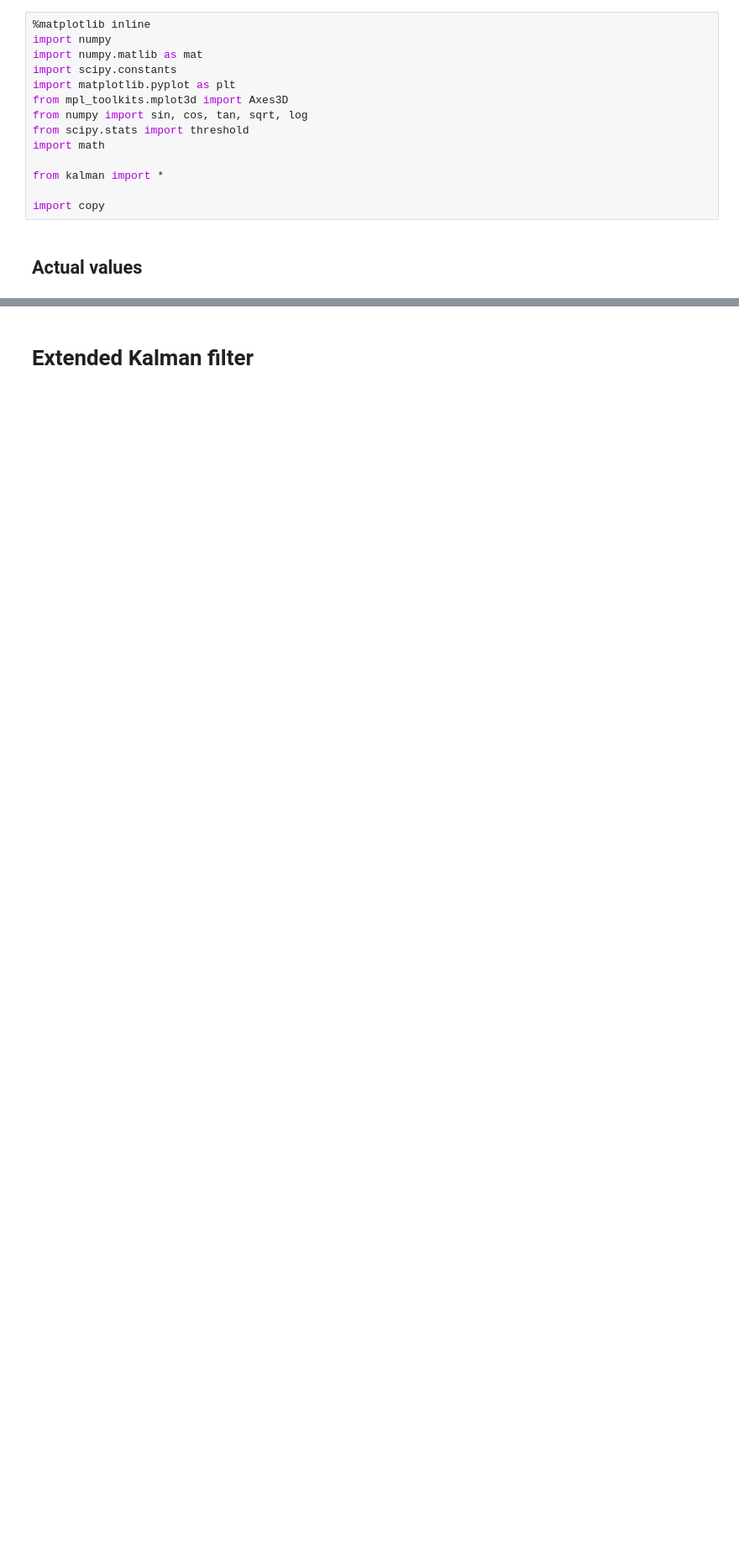
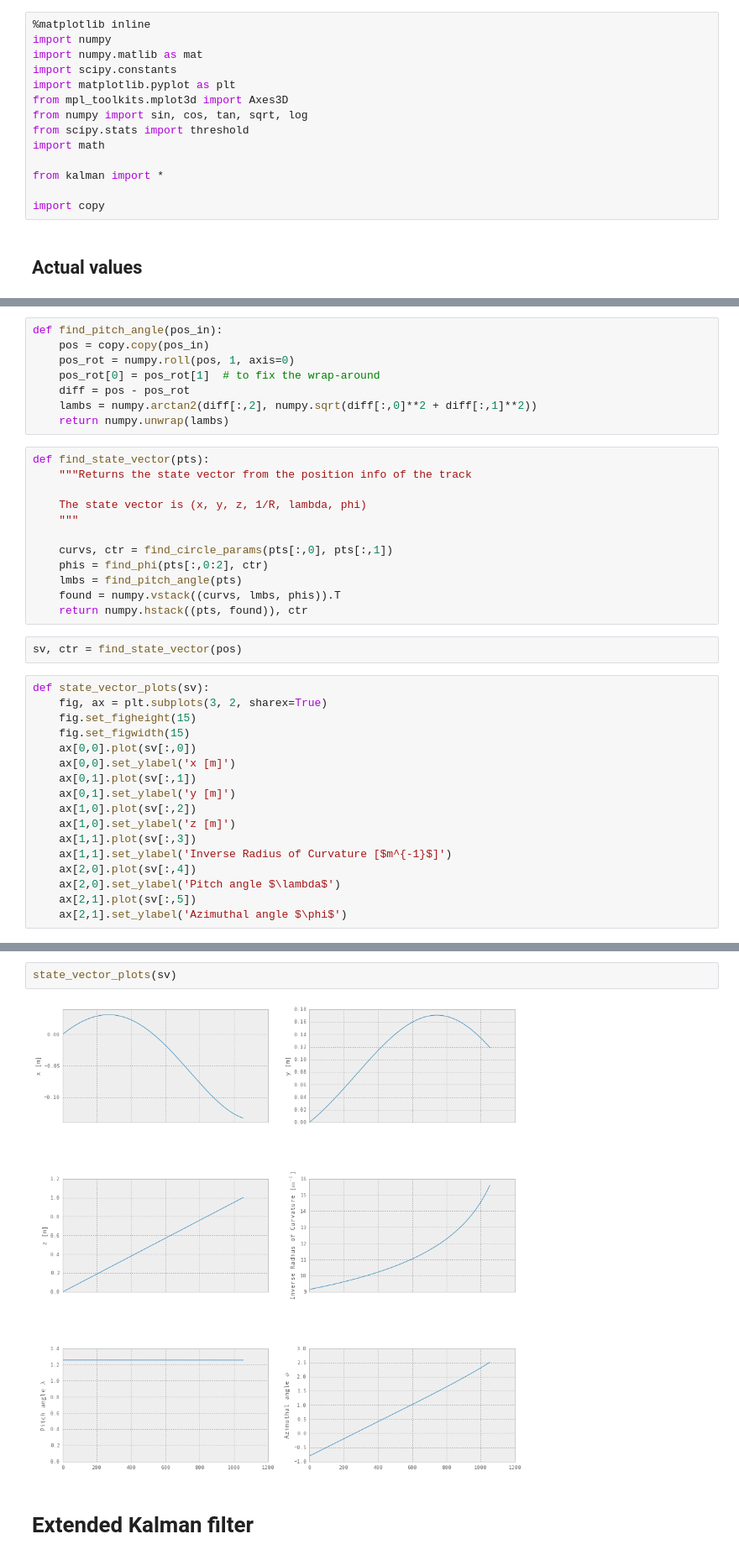
Before and after one commit to chchen123/pytpc, a Jupyter notebook: KalmanFilter.ipynb, the cells around one changed output, grey strips where cells are left out. Shown at 84% size. Saved outputs shown, nothing was run; the diff lists cells and outputs as text; blank space fills up the shorter version.

```diff
--- a/KalmanFilter.ipynb
+++ b/KalmanFilter.ipynb
@@ -36,0 +106,39 @@ plt.plot(en)
+# %%
+def find_pitch_angle(pos_in):
+    pos = copy.copy(pos_in)
+    pos_rot = numpy.roll(pos, 1, axis=0)
+    pos_rot[0] = pos_rot[1]  # to fix the wrap-around
+    diff = pos - pos_rot
+    lambs = numpy.arctan2(diff[:,2], numpy.sqrt(diff[:,0]**2 + diff[:,1]**2))
+    return numpy.unwrap(lambs)
+# %%
+def find_state_vector(pts):
+    """Returns the state vector from the position info of the track
+
+    The state vector is (x, y, z, 1/R, lambda, phi)
+    """
+
+    curvs, ctr = find_circle_params(pts[:,0], pts[:,1])
+    phis = find_phi(pts[:,0:2], ctr)
+    lmbs = find_pitch_angle(pts)
+    found = numpy.vstack((curvs, lmbs, phis)).T
+    return numpy.hstack((pts, found)), ctr
+# %%
+sv, ctr = find_state_vector(pos)
+# %%
+def state_vector_plots(sv):
+    fig, ax = plt.subplots(3, 2, sharex=True)
+    fig.set_figheight(15)
+    fig.set_figwidth(15)
+    ax[0,0].plot(sv[:,0])
+    ax[0,0].set_ylabel('x [m]')
+    ax[0,1].plot(sv[:,1])
+    ax[0,1].set_ylabel('y [m]')
+    ax[1,0].plot(sv[:,2])
+    ax[1,0].set_ylabel('z [m]')
+    ax[1,1].plot(sv[:,3])
+    ax[1,1].set_ylabel('Inverse Radius of Curvature [$m^{-1}$]')
+    ax[2,0].plot(sv[:,4])
+    ax[2,0].set_ylabel('Pitch angle $\lambda$')
+    ax[2,1].plot(sv[:,5])
+    ax[2,1].set_ylabel('Azimuthal angle $\phi$')
@@ -37,2 +191,6 @@ plt.plot(en)
+# %%
+state_vector_plots(sv)
+# %% [output]
+[figure, added]
 # %% [markdown]
 # Extended Kalman filter
```
Also changed, not shown: parts of 40 cells of this notebook, 2 other files.
